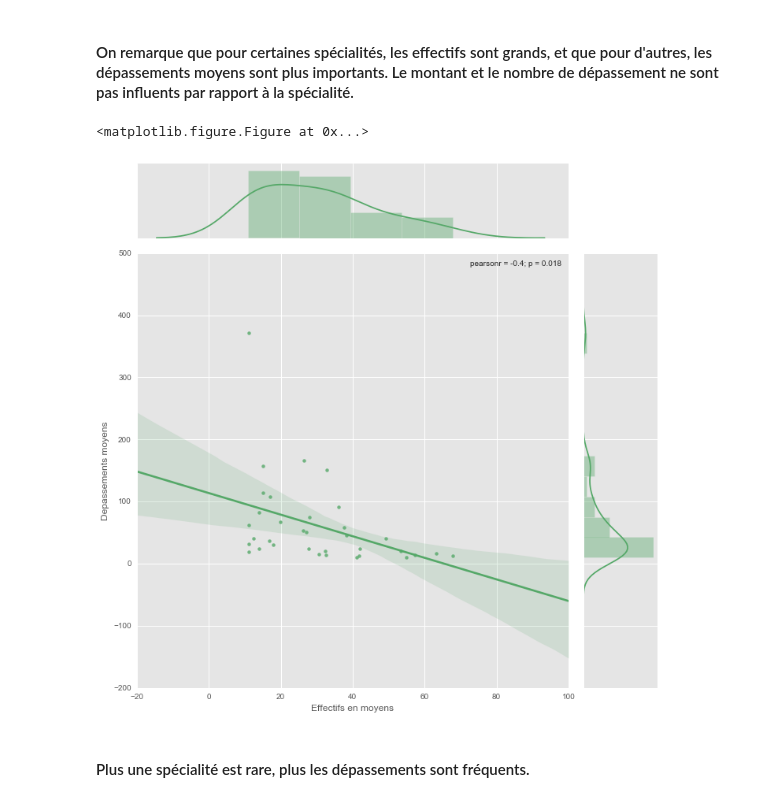
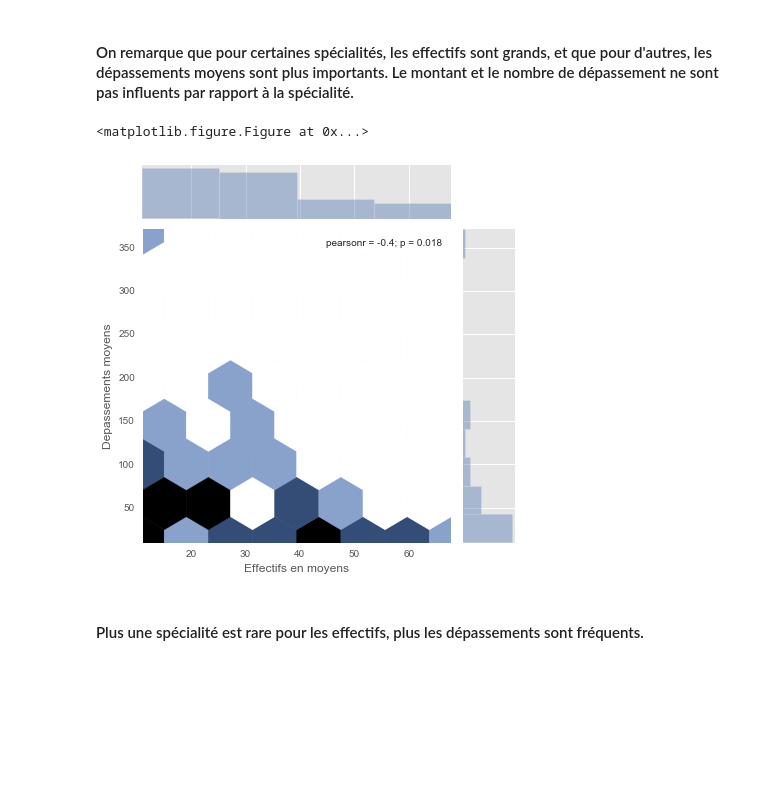
Before and after one commit to telecom-paristech-ms-bgd-2017/starter-kit-datascience, a Jupyter notebook: sami-bargaoui/Lesson 5/Hackathon Santé.ipynb, the cells around one changed output. Saved outputs shown, nothing was run; the diff lists cells and outputs as text; code cells hidden in the pictures; blank space fills up the shorter version.

```diff
--- a/sami-bargaoui/Lesson 5/Hackathon Santé.ipynb
+++ b/sami-bargaoui/Lesson 5/Hackathon Santé.ipynb
@@ -179,20 +200,20 @@ plt.show()
 #### On remarque que pour certaines spécialités, les effectifs sont grands, et que pour d'autres, les dépassements moyens sont plus importants. Le montant et le nombre de dépassement ne sont pas influents par rapport à la spécialité.
 # %%
 groups = df.groupby(['name_spec'])
-plt.figure(figsize=(12,9))
+plt.figure()
 x = []
 y = []
 for name, group in groups:
     avg_eff = group['EFFECTIFS'].mean()
     avg_depassementmoyen = group['DEPASSEMENT MOYEN (euros)'].mean()
     x.append(avg_eff)
     y.append(avg_depassementmoyen)
 c = np.column_stack((np.asarray(x),np.asarray(y)))
 data = pd.DataFrame(c, columns=['Effectifs en moyens','Depassements moyens'])
-sns.jointplot('Effectifs en moyens','Depassements moyens', data=data, kind="reg", color="g", size=10)
+sns.jointplot('Effectifs en moyens','Depassements moyens', data=data, kind="hex", color="b")
 plt.show()
 # %% [output]
 <matplotlib.figure.Figure at 0x...>
-[figure, old version]
+[figure, new version]
 # %% [markdown]
-#### Plus une spécialité est rare, plus les dépassements sont fréquents.
+#### Plus une spécialité est rare pour les effectifs, plus les dépassements sont fréquents.
```
Also changed, not shown: parts of 7 cells of this notebook, 1 other file.
